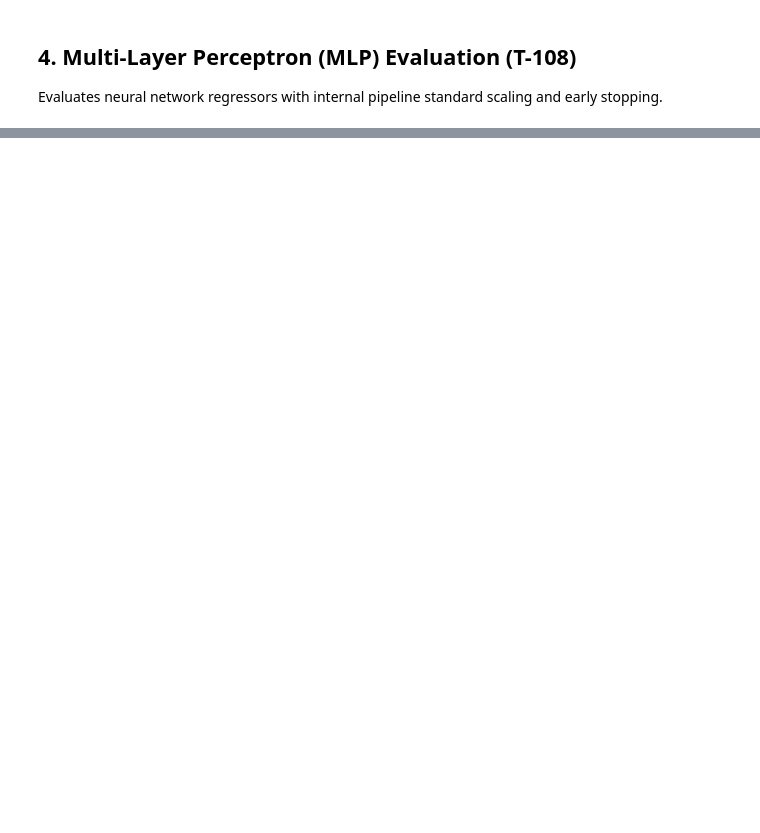
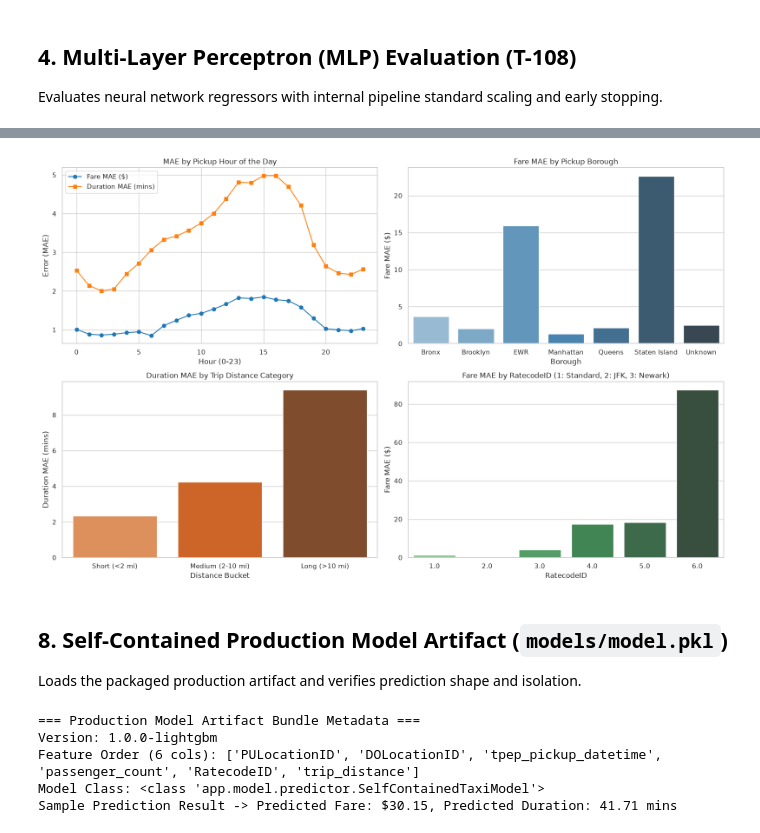
Before and after one commit to mavillabasa-dev/NYC_Taxi_Fare_and_Trip_Duration, a Jupyter notebook: notebooks/03_model_experiments.ipynb, the cells around one changed output, grey strips where cells are left out. Cells and saved outputs as stored; diff of their text form; code cells hidden in the pictures; blank space fills up the shorter version.

```diff
--- a/notebooks/03_model_experiments.ipynb
+++ b/notebooks/03_model_experiments.ipynb
@@ -207,0 +250,42 @@ display(master_df)
+# %%
+res_analysis = conduct_residual_analysis(
+    y_test_fare, p_lgb_fare, y_test_dur, p_lgb_dur, test_df, centroids_path=TAXI_ZONE_CENTROIDS_PATH
+)
+
+fig, axes = plt.subplots(2, 2, figsize=(16, 10))
+
+# 7.1 MAE by Hour of Day
+by_hour = res_analysis["by_hour"].reset_index()
+axes[0, 0].plot(by_hour["pickup_hour"], by_hour["fare_mae"], marker="o", label="Fare MAE ($)", color="tab:blue")
+axes[0, 0].plot(by_hour["pickup_hour"], by_hour["dur_mae"], marker="s", label="Duration MAE (mins)", color="tab:orange")
+axes[0, 0].set_title("MAE by Pickup Hour of the Day")
+axes[0, 0].set_xlabel("Hour (0-23)")
+axes[0, 0].set_ylabel("Error (MAE)")
+axes[0, 0].legend()
+
+# 7.2 MAE by Pickup Borough
+by_borough = res_analysis["by_borough"].reset_index()
+sns.barplot(data=by_borough, x="pu_borough", y="fare_mae", ax=axes[0, 1], palette="Blues_d", hue="pu_borough", legend=False)
+axes[0, 1].set_title("Fare MAE by Pickup Borough")
+axes[0, 1].set_xlabel("Borough")
+axes[0, 1].set_ylabel("Fare MAE ($)")
+
+# 7.3 MAE by Trip Distance Bucket
+by_dist = res_analysis["by_distance"].reset_index()
+by_dist["distance_bucket"] = by_dist["distance_bucket"].astype(str)
+sns.barplot(data=by_dist, x="distance_bucket", y="dur_mae", ax=axes[1, 0], palette="Oranges_d", hue="distance_bucket", legend=False)
+axes[1, 0].set_title("Duration MAE by Trip Distance Category")
+axes[1, 0].set_xlabel("Distance Bucket")
+axes[1, 0].set_ylabel("Duration MAE (mins)")
+
+# 7.4 MAE by RatecodeID
+by_rate = res_analysis["by_ratecode"].reset_index()
+by_rate["RatecodeID"] = by_rate["RatecodeID"].astype(str)
+sns.barplot(data=by_rate, x="RatecodeID", y="fare_mae", ax=axes[1, 1], palette="Greens_d", hue="RatecodeID", legend=False)
+axes[1, 1].set_title("Fare MAE by RatecodeID (1: Standard, 2: JFK, 3: Newark)")
+axes[1, 1].set_xlabel("RatecodeID")
+axes[1, 1].set_ylabel("Fare MAE ($)")
+
+plt.tight_layout()
+plt.show()
+# %% [output]
@@ -207,0 +295,32 @@ display(master_df)
+[figure, added]
+# %% [markdown]
+## 8. Self-Contained Production Model Artifact (`models/model.pkl`)
+Loads the packaged production artifact and verifies prediction shape and isolation.
+# %%
+prod_model_path = os.path.join(MODELS_DIR, "model.pkl")
+with open(prod_model_path, "rb") as f:
+    prod_bundle = pickle.load(f)
+
+print("=== Production Model Artifact Bundle Metadata ===")
+print(f"Version: {prod_bundle['version']}")
+print(f"Feature Order ({len(prod_bundle['feature_order'])} cols): {prod_bundle['feature_order']}")
+print(f"Model Class: {type(prod_bundle['model'])}")
+
+# Sample inference
+sample_input = pd.DataFrame([{
+    "PULocationID": 132,
+    "DOLocationID": 236,
+    "tpep_pickup_datetime": "2022-05-20T14:30:00",
+    "passenger_count": 2,
+    "RatecodeID": 1,
+    "trip_distance": 6.2
+}])[prod_bundle["feature_order"]]
+
+pred_out = prod_bundle["model"].predict(sample_input)
+print(f"Sample Prediction Result -> Predicted Fare: ${pred_out[0, 0]:.2f}, Predicted Duration: {pred_out[0, 1]:.2f} mins")
+# %% [output]
+=== Production Model Artifact Bundle Metadata ===
+Version: 1.0.0-lightgbm
+Feature Order (6 cols): ['PULocationID', 'DOLocationID', 'tpep_pickup_datetime', 'passenger_count', 'RatecodeID', 'trip_distance']
+Model Class: <class 'app.model.predictor.SelfContainedTaxiModel'>
+Sample Prediction Result -> Predicted Fare: $30.15, Predicted Duration: 41.71 mins
```
Also changed, not shown: parts of 12 cells of this notebook, 7 other files.
